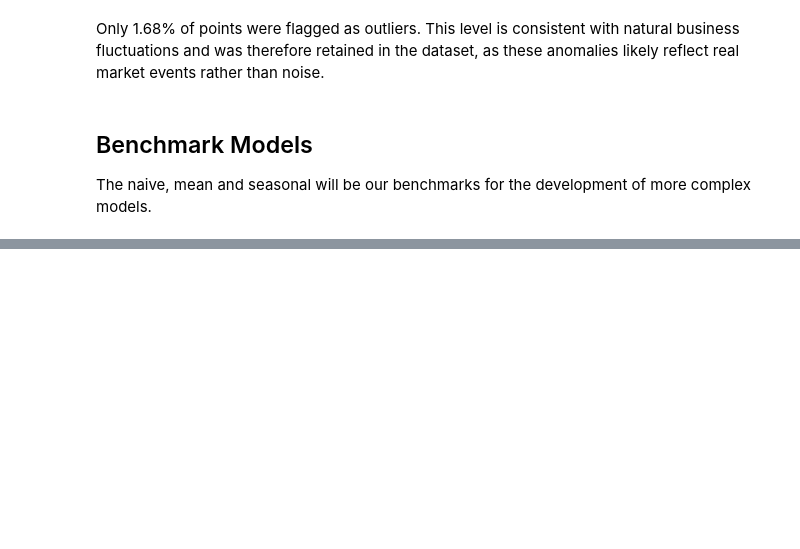
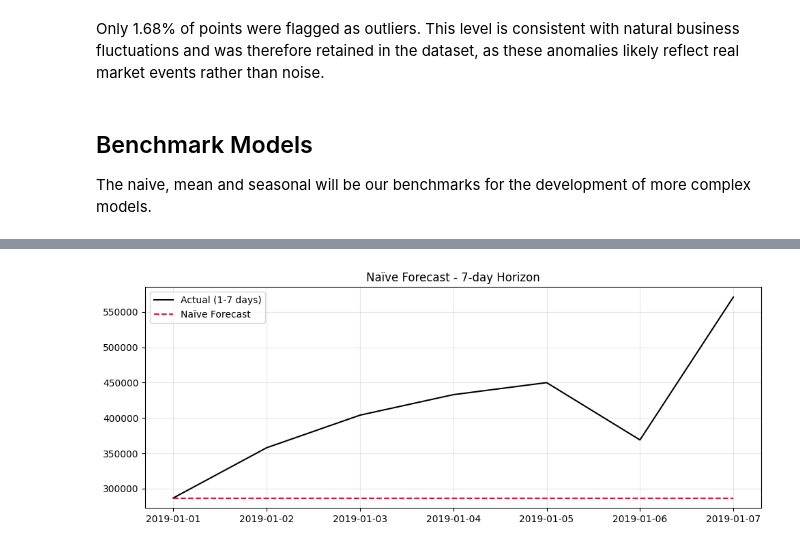
Before and after one commit to FedericoGrittiAtSupsi/timeseries_group_minichallenge, a Jupyter notebook: main_VMecchia.ipynb, the cells around one changed output, grey strips where cells are left out. Saved outputs shown, nothing was run; the diff lists cells and outputs as text; code cells hidden in the pictures; blank space fills up the shorter version.

```diff
--- a/main_VMecchia.ipynb
+++ b/main_VMecchia.ipynb
@@ -655,0 +742,11 @@ The naive, mean and seasonal will be our benchmarks for the development of more
+# %%
+plt.figure(figsize=(10,4))
+plt.plot(test[:7], label='Actual (1-7 days)', color='black')
+plt.plot(naive_forecast[:7], label='Naïve Forecast', color='crimson', linestyle='--')
+plt.title('Naïve Forecast - 7-day Horizon')
+plt.legend()
+plt.grid(alpha=0.3)
+plt.tight_layout()
+plt.show()
+# %% [output]
+[figure, added]
```
Also changed, not shown: parts of 15 cells of this notebook.
